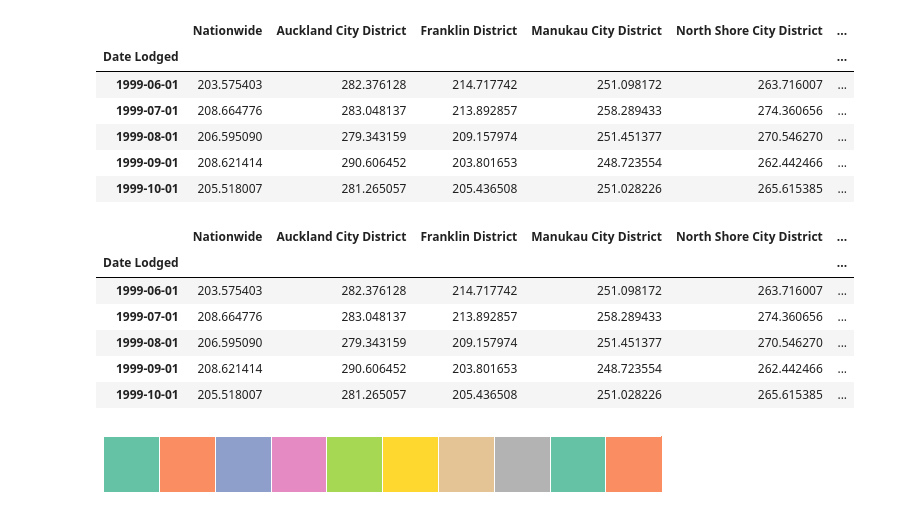
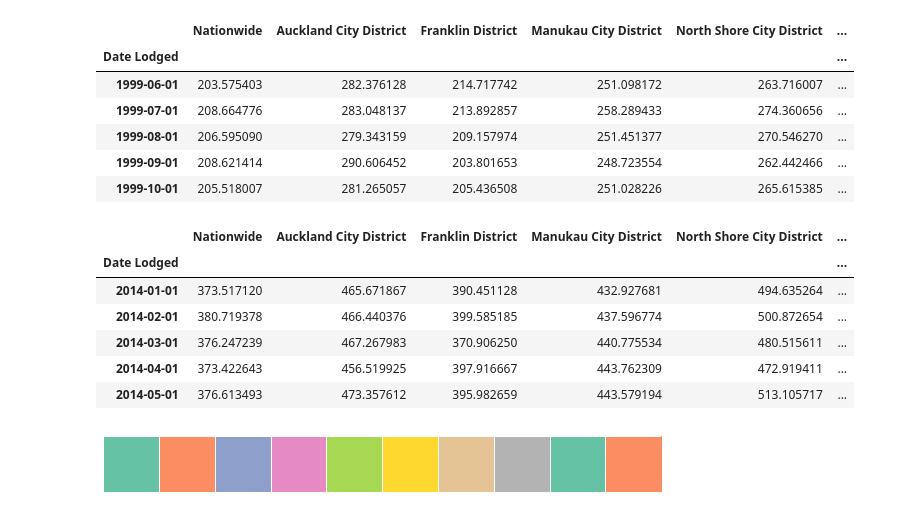
Before and after one commit to microamp/atombook, a Jupyter notebook: Auckland Market Rent by District.ipynb, the cells around one changed output. Saved outputs shown, nothing was run; the diff lists cells and outputs as text; code cells hidden in the pictures.

```diff
--- a/Auckland Market Rent by District.ipynb
+++ b/Auckland Market Rent by District.ipynb
@@ -40,15 +40,15 @@ mean.head()
 | 1999-09-01 | 208.621414 | 290.606452 | 203.801653 | 248.723554 | 262.442466 | ... |
 | 1999-10-01 | 205.518007 | 281.265057 | 205.436508 | 251.028226 | 265.615385 | ... |
 # %%
-mean.head()
+mean.tail()
 # %% [output]
 |  | Nationwide | Auckland City District | Franklin District | Manukau City District | North Shore City District | ... |
 | Date Lodged |  |  |  |  |  | ... |
-| 1999-06-01 | 203.575403 | 282.376128 | 214.717742 | 251.098172 | 263.716007 | ... |
-| 1999-07-01 | 208.664776 | 283.048137 | 213.892857 | 258.289433 | 274.360656 | ... |
-| 1999-08-01 | 206.595090 | 279.343159 | 209.157974 | 251.451377 | 270.546270 | ... |
-| 1999-09-01 | 208.621414 | 290.606452 | 203.801653 | 248.723554 | 262.442466 | ... |
-| 1999-10-01 | 205.518007 | 281.265057 | 205.436508 | 251.028226 | 265.615385 | ... |
+| 2014-01-01 | 373.517120 | 465.671867 | 390.451128 | 432.927681 | 494.635264 | ... |
+| 2014-02-01 | 380.719378 | 466.440376 | 399.585185 | 437.596774 | 500.872654 | ... |
+| 2014-03-01 | 376.247239 | 467.267983 | 370.906250 | 440.775534 | 480.515611 | ... |
+| 2014-04-01 | 373.422643 | 456.519925 | 397.916667 | 443.762309 | 472.919411 | ... |
+| 2014-05-01 | 376.613493 | 473.357612 | 395.982659 | 443.579194 | 513.105717 | ... |
 # %%
 %matplotlib inline
 import seaborn as sns
```
Also changed, not shown: parts of 5 cells of this notebook, 2 other files.
